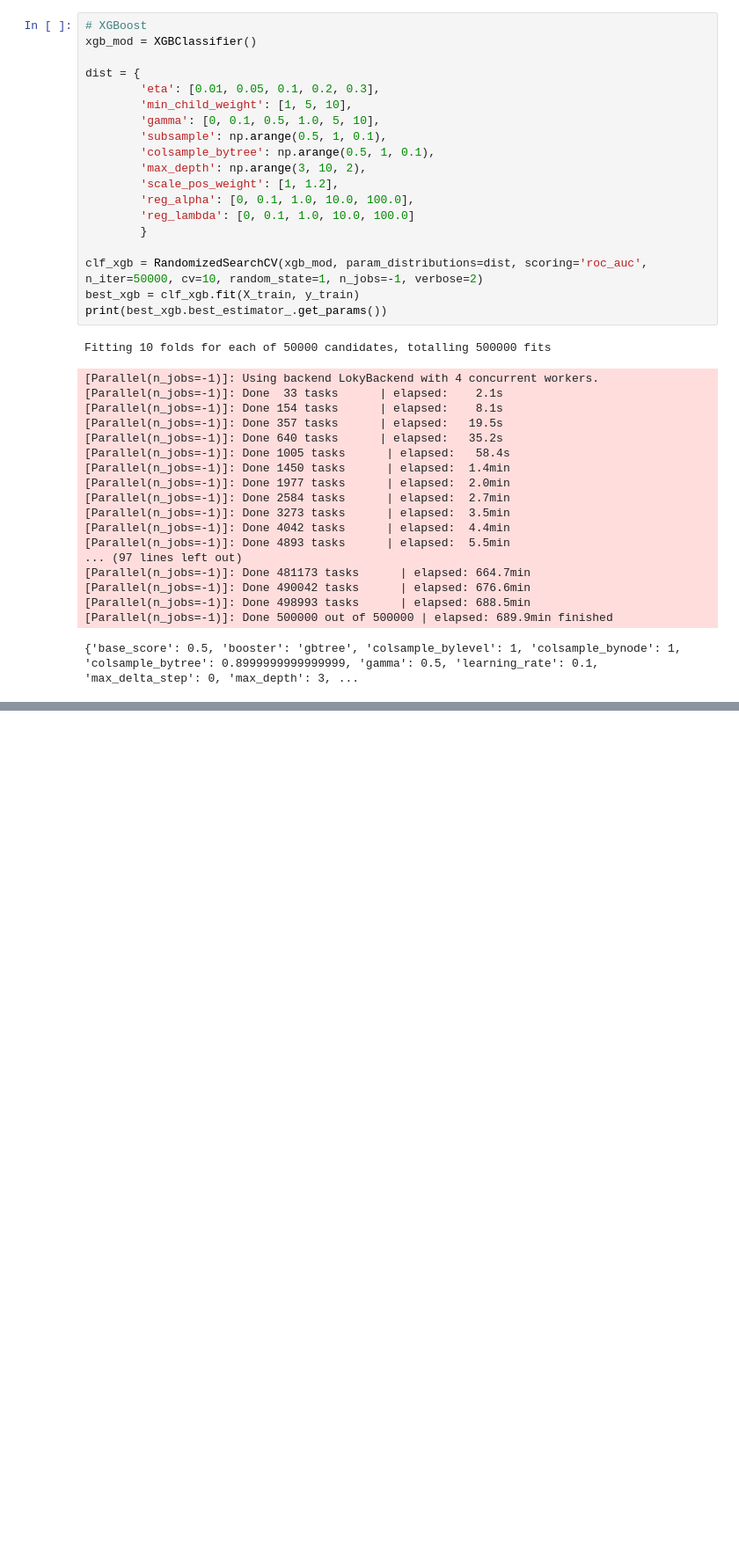
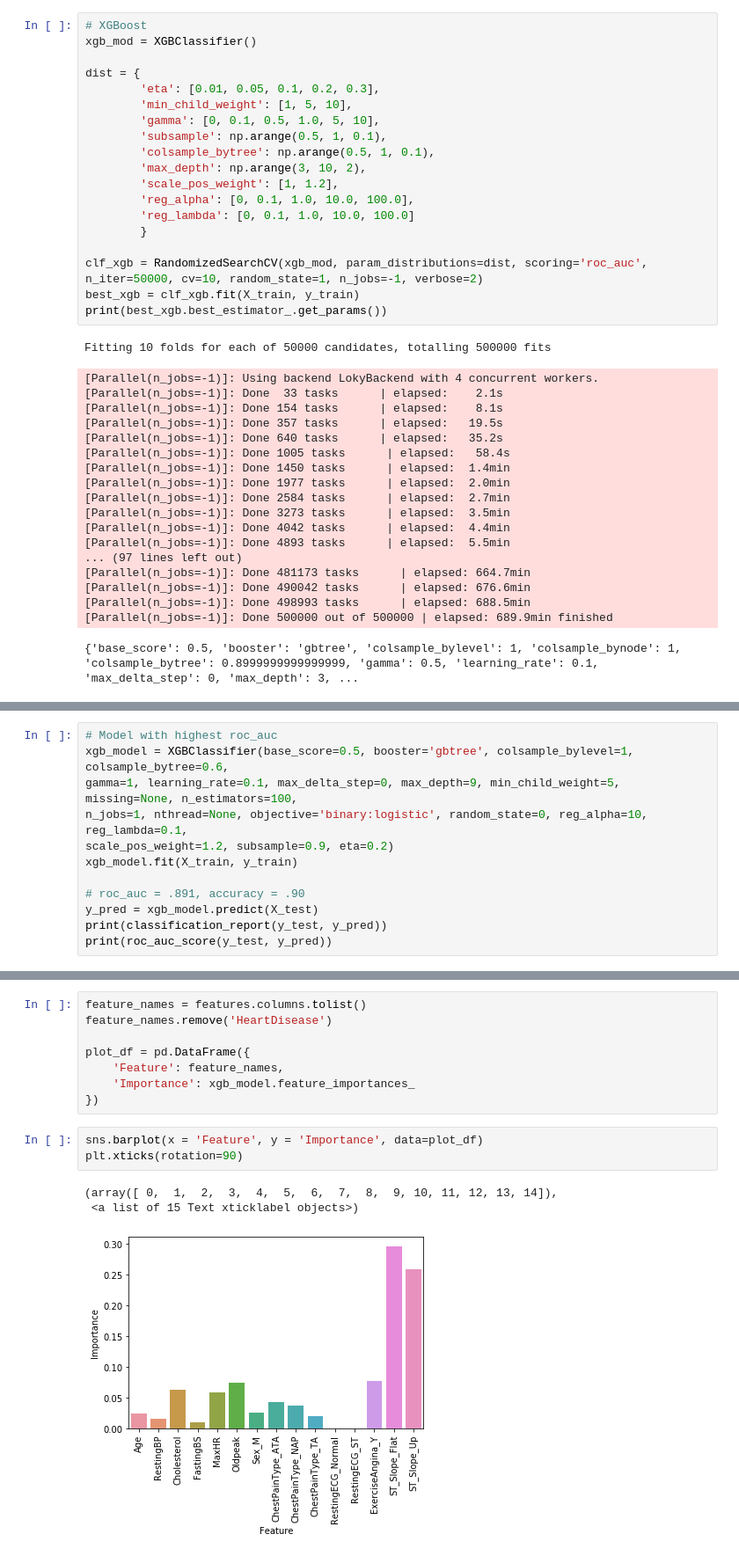
Before and after one commit to denim-bluu/ml_project, a Jupyter notebook: sam.ipynb, the cells around one changed output, grey strips where cells are left out. Shown: that part at 88% size. Drawn from its saved outputs; the diff is of its cells as text; blank space fills up the shorter version.

Commit message:
Added plot for feature importance

```diff
--- a/sam.ipynb
+++ b/sam.ipynb
@@ -190,0 +177,12 @@ weighted avg       0.89      0.89      0.89       276
+# %%
+# Model with highest roc_auc
+xgb_model = XGBClassifier(base_score=0.5, booster='gbtree', colsample_bylevel=1, colsample_bytree=0.6,
+gamma=1, learning_rate=0.1, max_delta_step=0, max_depth=9, min_child_weight=5, missing=None, n_estimators=100,
+n_jobs=1, nthread=None, objective='binary:logistic', random_state=0, reg_alpha=10, reg_lambda=0.1,
+scale_pos_weight=1.2, subsample=0.9, eta=0.2)
+xgb_model.fit(X_train, y_train)
+
+# roc_auc = .891, accuracy = .90
+y_pred = xgb_model.predict(X_test)
+print(classification_report(y_test, y_pred))
+print(roc_auc_score(y_test, y_pred))
@@ -190,0 +200,15 @@ weighted avg       0.89      0.89      0.89       276
+# %%
+feature_names = features.columns.tolist()
+feature_names.remove('HeartDisease')
+
+plot_df = pd.DataFrame({
+    'Feature': feature_names,
+    'Importance': xgb_model.feature_importances_
+})
+# %%
+sns.barplot(x = 'Feature', y = 'Importance', data=plot_df)
+plt.xticks(rotation=90)
+# %% [output]
+(array([ 0,  1,  2,  3,  4,  5,  6,  7,  8,  9, 10, 11, 12, 13, 14]),
+ <a list of 15 Text xticklabel objects>)
+[figure, added]
```
Also changed, not shown: parts of 3 cells of this notebook.
